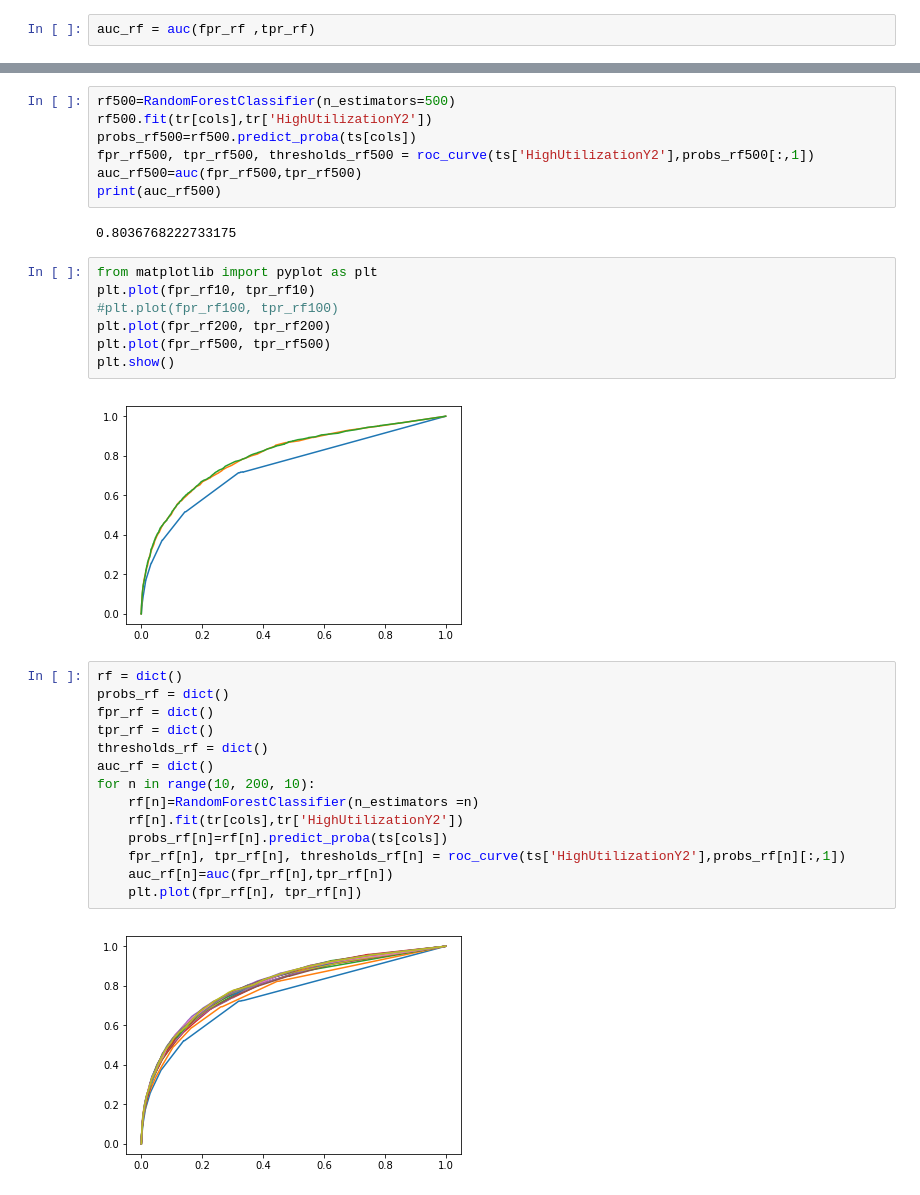
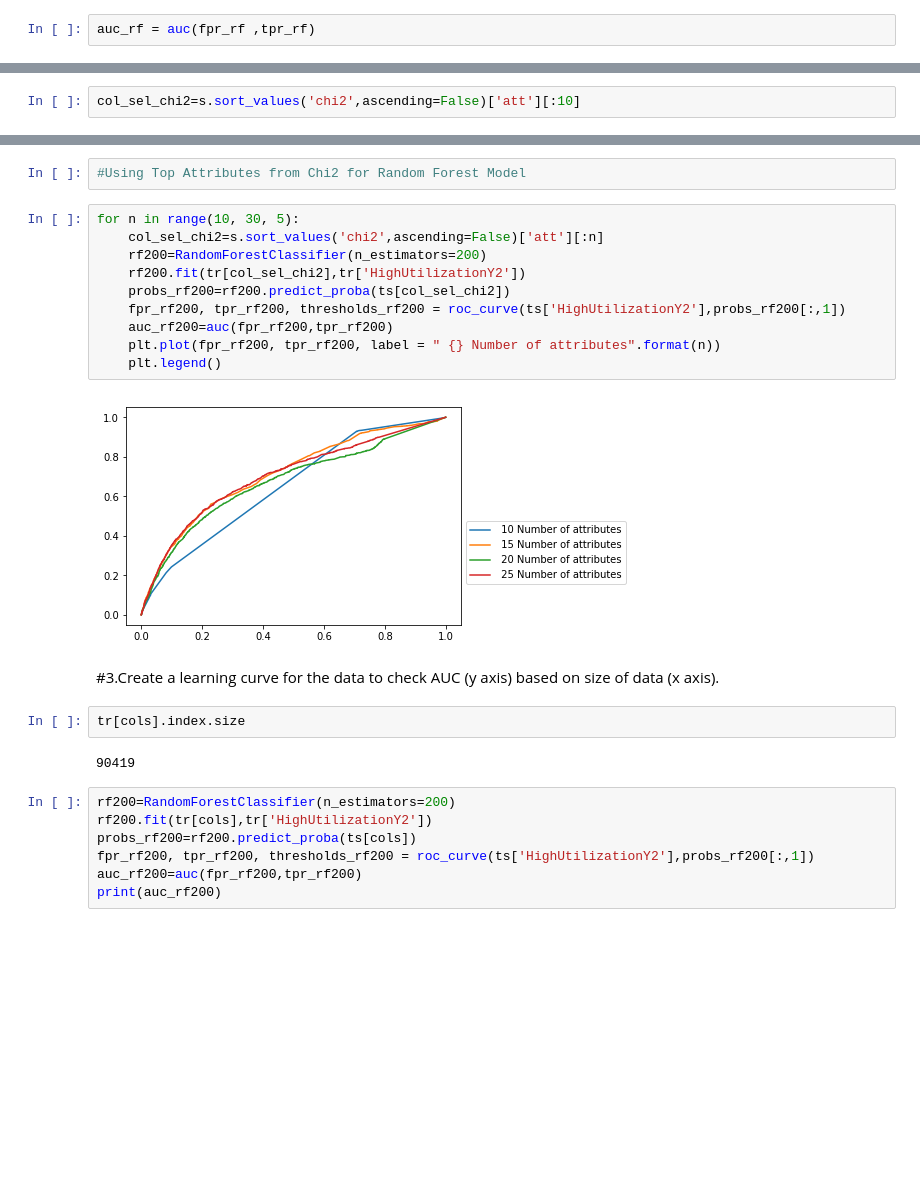
Before and after one commit to akhilanto/My-Python-Works, a Jupyter notebook: Python samples/Hap880assignmnet2.ipynb, the cells around one changed output, grey strips where cells are left out. Saved outputs shown, nothing was run; the diff lists cells and outputs as text; blank space fills up the shorter version.

```diff
--- a/Python samples/Hap880assignmnet2.ipynb
+++ b/Python samples/Hap880assignmnet2.ipynb
@@ -115,0 +158,2 @@ print(auc_rf200)
+# %%
+col_sel_chi2=s.sort_values('chi2',ascending=False)['att'][:10]
@@ -116,34 +174,27 @@ print(auc_rf200)
+# %%
+#Using Top Attributes from Chi2 for Random Forest Model
+# %%
+for n in range(10, 30, 5):
+    col_sel_chi2=s.sort_values('chi2',ascending=False)['att'][:n]
+    rf200=RandomForestClassifier(n_estimators=200)
+    rf200.fit(tr[col_sel_chi2],tr['HighUtilizationY2'])
+    probs_rf200=rf200.predict_proba(ts[col_sel_chi2])
+    fpr_rf200, tpr_rf200, thresholds_rf200 = roc_curve(ts['HighUtilizationY2'],probs_rf200[:,1])
+    auc_rf200=auc(fpr_rf200,tpr_rf200)
+    plt.plot(fpr_rf200, tpr_rf200, label = " {} Number of attributes".format(n))
+    plt.legend()
+# %% [output]
+[figure, added]
+# %% [markdown]
+#3.Create a learning curve for the data to check AUC (y axis) based on size of data (x axis).
+# %%
+tr[cols].index.size
+# %% [output]
+90419
 # %%
-rf500=RandomForestClassifier(n_estimators=500)
-rf500.fit(tr[cols],tr['HighUtilizationY2'])
-probs_rf500=rf500.predict_proba(ts[cols])
-fpr_rf500, tpr_rf500, thresholds_rf500 = roc_curve(ts['HighUtilizationY2'],probs_rf500[:,1])
-auc_rf500=auc(fpr_rf500,tpr_rf500)
-print(auc_rf500)
+rf200=RandomForestClassifier(n_estimators=200)
+rf200.fit(tr[cols],tr['HighUtilizationY2'])
+probs_rf200=rf200.predict_proba(ts[cols])
+fpr_rf200, tpr_rf200, thresholds_rf200 = roc_curve(ts['HighUtilizationY2'],probs_rf200[:,1])
+auc_rf200=auc(fpr_rf200,tpr_rf200)
+print(auc_rf200)
-# %% [output]
-0.8036768222733175
-# %%
-from matplotlib import pyplot as plt
-plt.plot(fpr_rf10, tpr_rf10)
-#plt.plot(fpr_rf100, tpr_rf100)
-plt.plot(fpr_rf200, tpr_rf200)
-plt.plot(fpr_rf500, tpr_rf500)
-plt.show()
-# %% [output]
-[figure, removed]
-# %%
-rf = dict()
-probs_rf = dict()
-fpr_rf = dict()
-tpr_rf = dict()
-thresholds_rf = dict()
-auc_rf = dict()
-for n in range(10, 200, 10):
-    rf[n]=RandomForestClassifier(n_estimators =n)
-    rf[n].fit(tr[cols],tr['HighUtilizationY2'])
-    probs_rf[n]=rf[n].predict_proba(ts[cols])
-    fpr_rf[n], tpr_rf[n], thresholds_rf[n] = roc_curve(ts['HighUtilizationY2'],probs_rf[n][:,1])
-    auc_rf[n]=auc(fpr_rf[n],tpr_rf[n])
-    plt.plot(fpr_rf[n], tpr_rf[n])
-# %% [output]
-[figure, removed]
```
Also changed, not shown: parts of 19 cells of this notebook.
